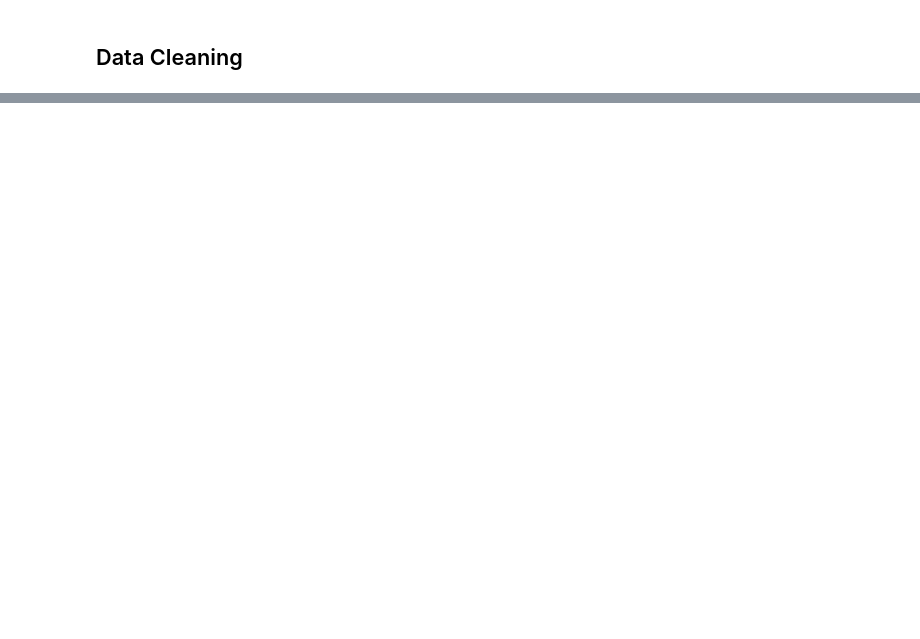
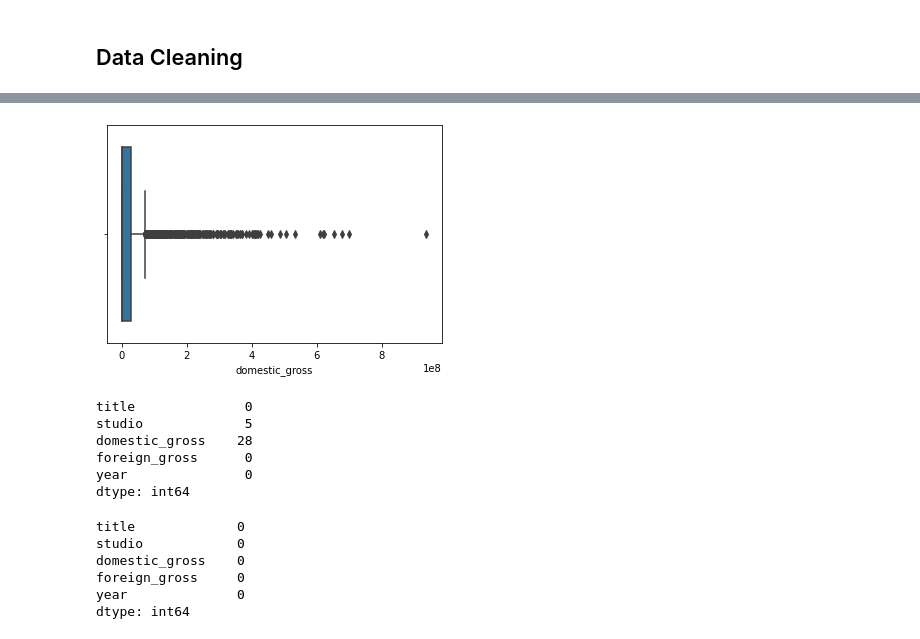
Before and after one commit to JulieMusangi/Film-Performance-Insights, a Jupyter notebook: analysis.ipynb, the cells around one changed output, grey strips where cells are left out. Cells and saved outputs as stored; diff of their text form; code cells hidden in the pictures; blank space fills up the shorter version.

Commit message:
Missing values fully handled in the first dataframe

```diff
--- a/analysis.ipynb
+++ b/analysis.ipynb
@@ -147,0 +195,34 @@ None
+# %%
+#Visualizing outliers
+sns.boxplot(x=df1['domestic_gross'])
+plt.show()
+# %% [output]
+[figure, added]
+# %%
+#Skewed distribution with presence of outliers, hence impute missing values in the column with the median
+df1['foreign_gross'].fillna(df1['foreign_gross'].median(), inplace=True)
+
+#confirm that the column no longer has missing values
+df1.isna().sum()
+# %% [output]
+title              0
+studio             5
+domestic_gross    28
+foreign_gross      0
+year               0
+dtype: int64
+# %%
+#drop the rows with missing values in the domestic gross and studio columns since they are a small percentage
+
+df1.dropna(subset=['domestic_gross'], inplace=True)
+df1.dropna(subset=['studio'], inplace=True)
+
+# confirm that the null values have been dropped
+df1.isna().sum()
+# %% [output]
+title             0
+studio            0
+domestic_gross    0
+foreign_gross     0
+year              0
+dtype: int64
```
Also changed, not shown: parts of 9 cells of this notebook.
